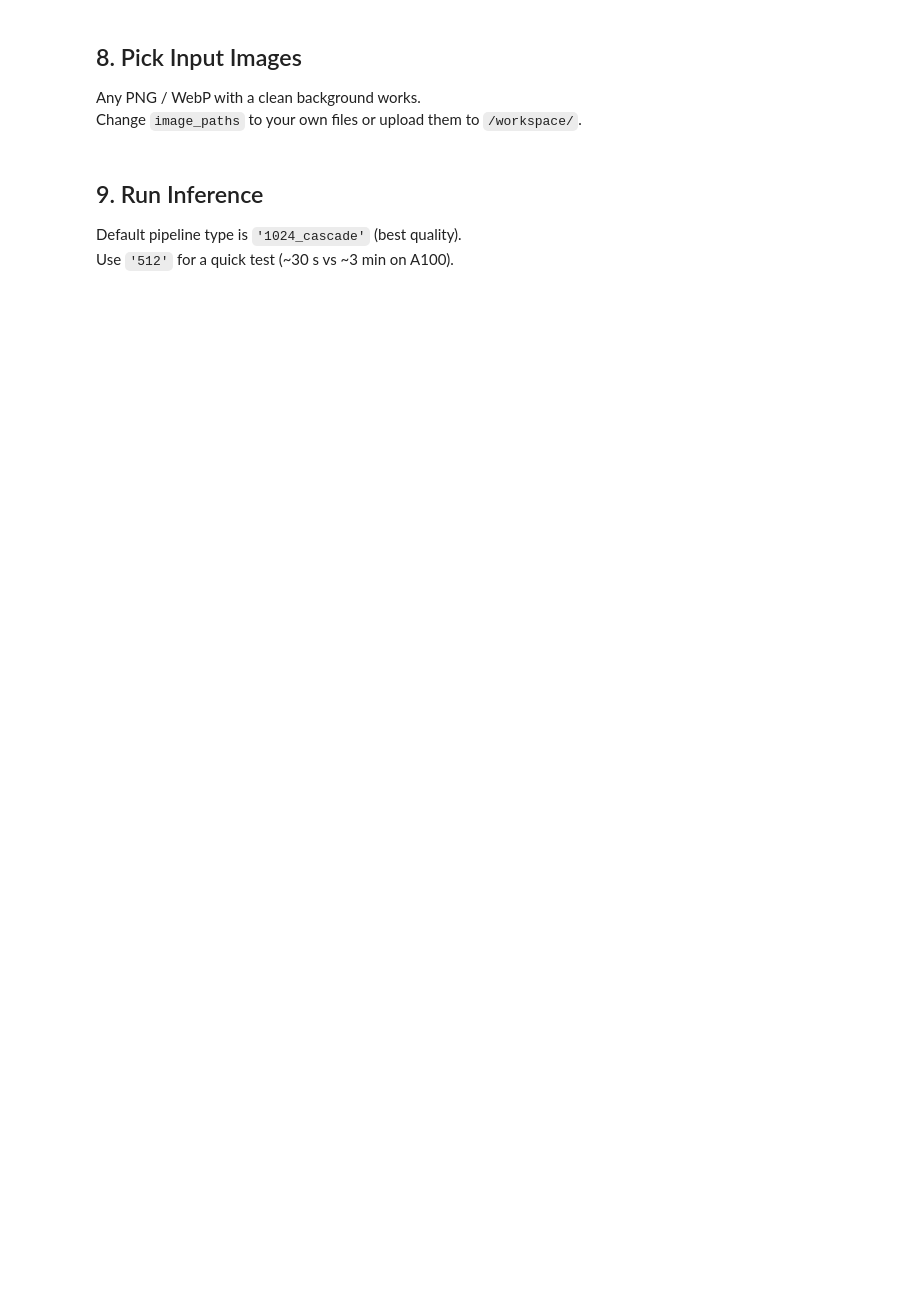
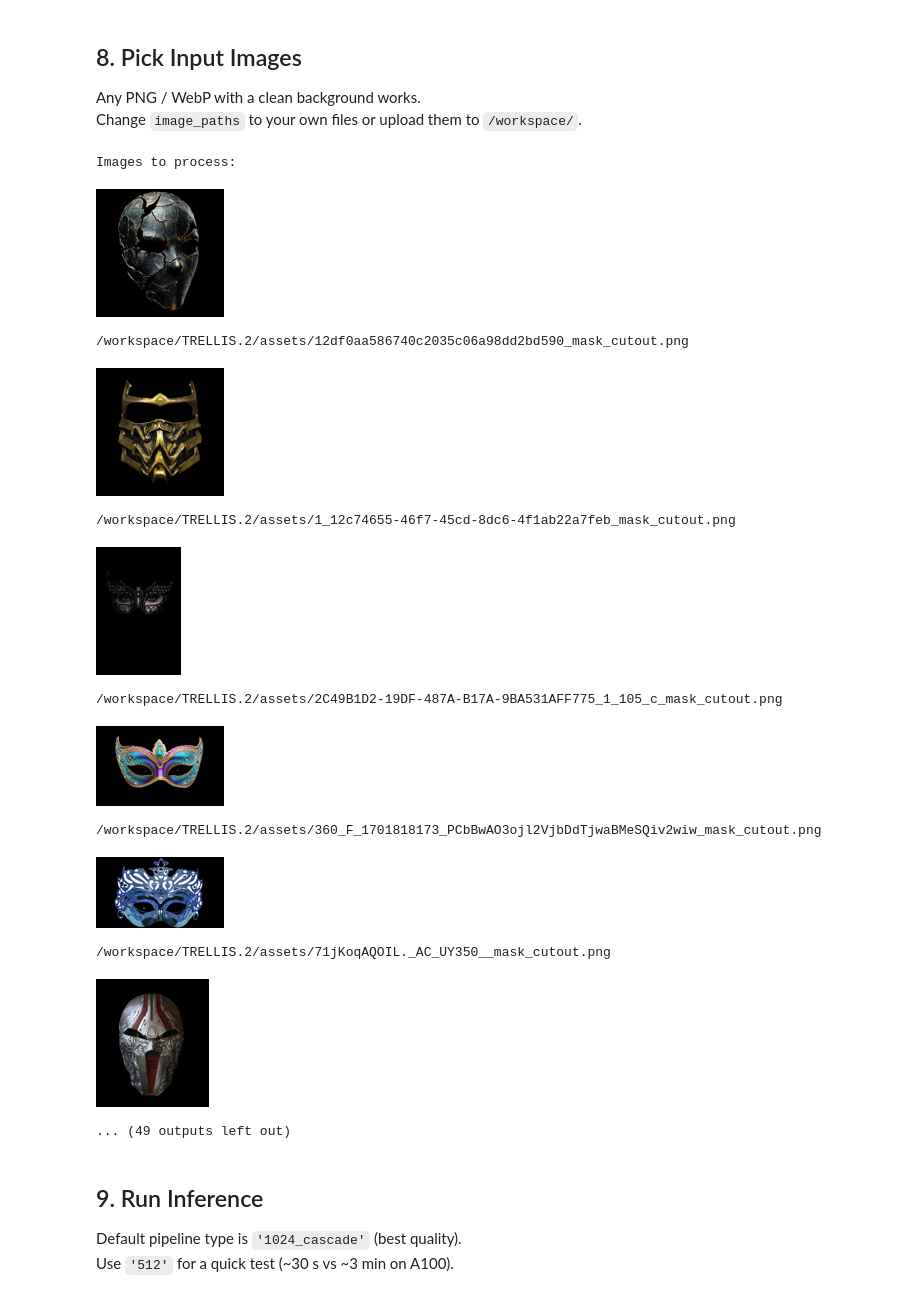
Before and after one commit to RahulBhalleySP/TRELLIS.2, a Jupyter notebook: runpod_setup_and_inference.ipynb, the cells around one changed output. Drawn from its saved outputs; the diff is of its cells as text; code cells hidden in the pictures; blank space fills up the shorter version.

Commit message:
chore: update RunPod environment configuration and add generated inference assets

```diff
--- a/runpod_setup_and_inference.ipynb
+++ b/runpod_setup_and_inference.ipynb
@@ -387,17 +462,35 @@ Change `image_paths` to your own files or upload them to `/workspace/`.
 # %%
 import glob
 from IPython.display import display
 
 # Use a handful of the bundled example images
 all_examples = sorted(glob.glob('assets/example_image/*.webp'))[:4]
 all_examples += ['assets/example_image/T.png']  # also include the PNG
 
+# May I? Lol
+all_examples = []
+all_examples = sorted(glob.glob('/workspace/TRELLIS.2/assets/*cutout*'))
+
 print("Images to process:")
 for p in all_examples:
     img = Image.open(p).convert('RGB')
     img.thumbnail((128, 128))
     display(img)
     print(p)
+# %% [output]
+Images to process:
+[figure, added]
+/workspace/TRELLIS.2/assets/12df0aa586740c2035c06a98dd2bd590_mask_cutout.png
+[figure, added]
+/workspace/TRELLIS.2/assets/1_12c74655-46f7-45cd-8dc6-4f1ab22a7feb_mask_cutout.png
+[figure, added]
+/workspace/TRELLIS.2/assets/2C49B1D2-19DF-487A-B17A-9BA531AFF775_1_105_c_mask_cutout.png
+[figure, added]
+/workspace/TRELLIS.2/assets/360_F_1701818173_PCbBwAO3ojl2VjbDdTjwaBMeSQiv2wiw_mask_cutout.png
+[figure, added]
+/workspace/TRELLIS.2/assets/71jKoqAQOIL._AC_UY350__mask_cutout.png
+[figure, added]
+... (49 outputs left out)
 # %% [markdown]
 ## 9. Run Inference
 
```
Also changed, not shown: parts of 17 cells of this notebook, 1 other file.
